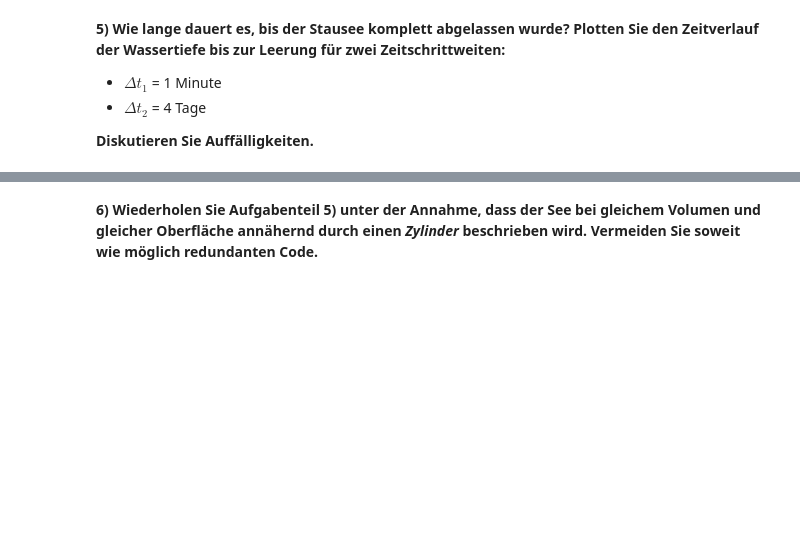
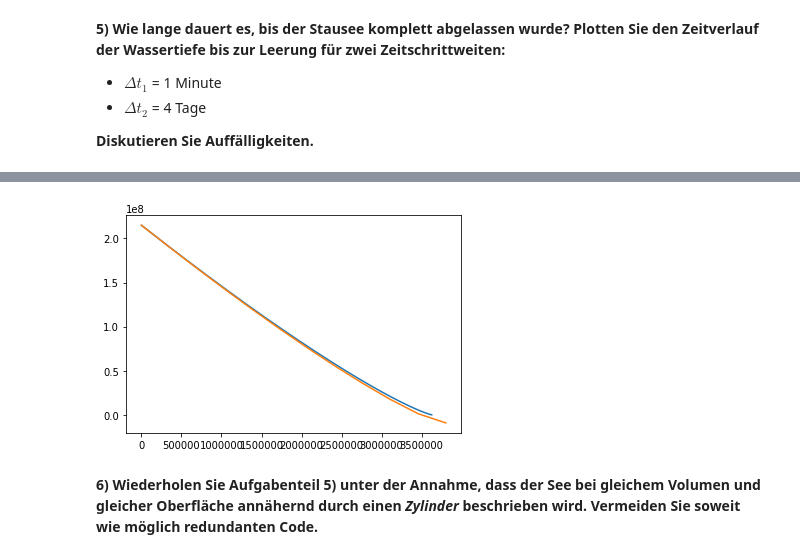
Before and after one commit to toewe/Python-Ing, a Jupyter notebook: Woche 4/HA2_Simon.ipynb, the cells around one changed output, grey strips where cells are left out. Cells and saved outputs as stored; diff of their text form; code cells hidden in the pictures; blank space fills up the shorter version.

```diff
--- a/Woche 4/HA2_Simon.ipynb
+++ b/Woche 4/HA2_Simon.ipynb
@@ -46,0 +61,8 @@ def tiefe(V):
+# %%
+def tiefe_kegel(V):
+    if V >= 0:
+        return ((3 * V) / ((r0 / z0) ** 2 * pi)) ** (1/3)
+    else:
+        return -((3 * -V) / ((r0 / z0) ** 2 * pi)) ** (1/3)
+
+print('{}'.format(tiefe_kegel(215e6)))
@@ -47,7 +71,2 @@ def tiefe(V):
 # %% [markdown]
 **4) Schreiben Sie eine Funktion, die ausgehend von einem Startvolumen $V_0$ und einer gegebenen Zeitschrittweite $\Delta t$ den diskreten Zeitverlauf der Wassertiefe $h(t)$ bis zur Leerung des Sees zurückgibt. Beachten Sie, dass sich auch der Volumenstrom zeitlich ändert.** *(Hinweis: Die Änderung des Volumens lässt sich annähernd über $V_{n+1}=V_n-\dot{V_n} \cdot \Delta t$ beschreiben.)*
-# %%
-def abfluss(V0, dt):
-    # Hier eigenen Code schreiben ...
-
-    return t_list, h_list
@@ -67,2 +122,8 @@ show()
+# %%
+plot(t_list_min, V_list_min, label='$\mathrm{d}t=60\mathrm{s}$')
+plot(t_list_day, V_list_day, label='$\mathrm{d}t=4\mathrm{d}$')
+show()
+# %% [output]
+[figure, added]
 # %% [markdown]
 **6) Wiederholen Sie Aufgabenteil 5) unter der Annahme, dass der See bei gleichem Volumen und gleicher Oberfläche annähernd durch einen *Zylinder* beschrieben wird. Vermeiden Sie soweit wie möglich redundanten Code.**
```
Also changed, not shown: parts of 13 cells of this notebook.
